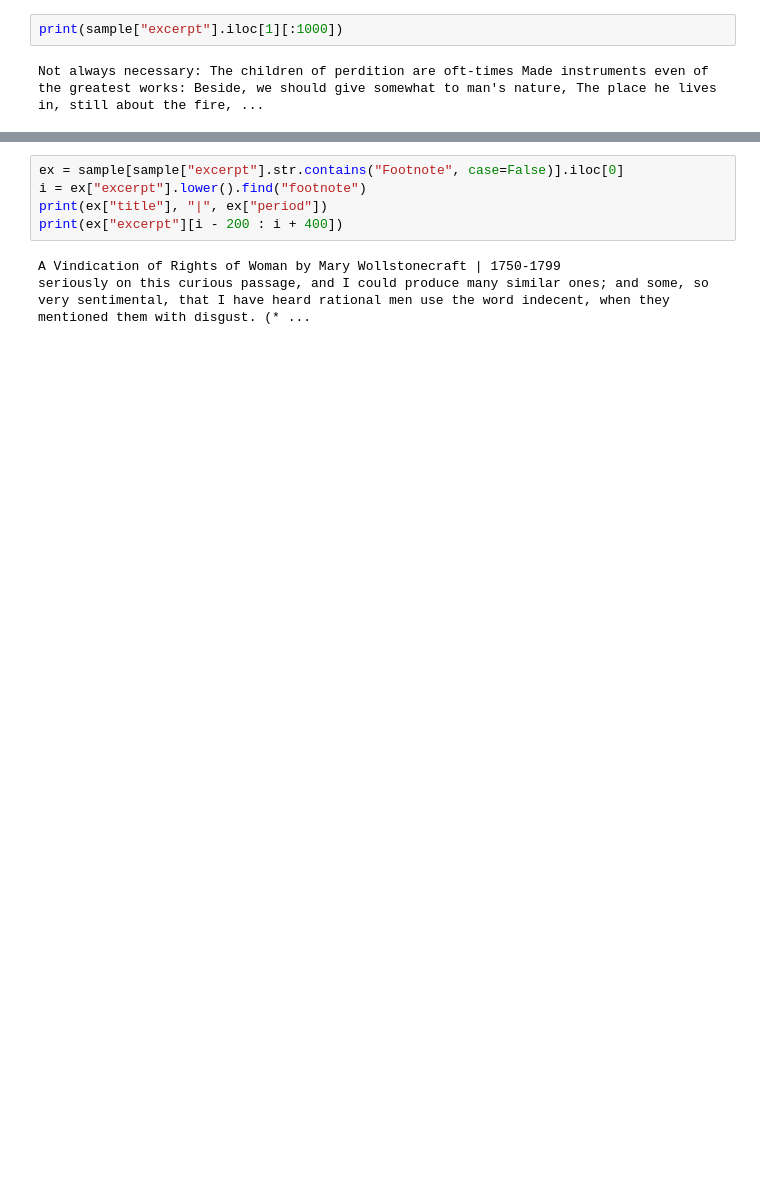
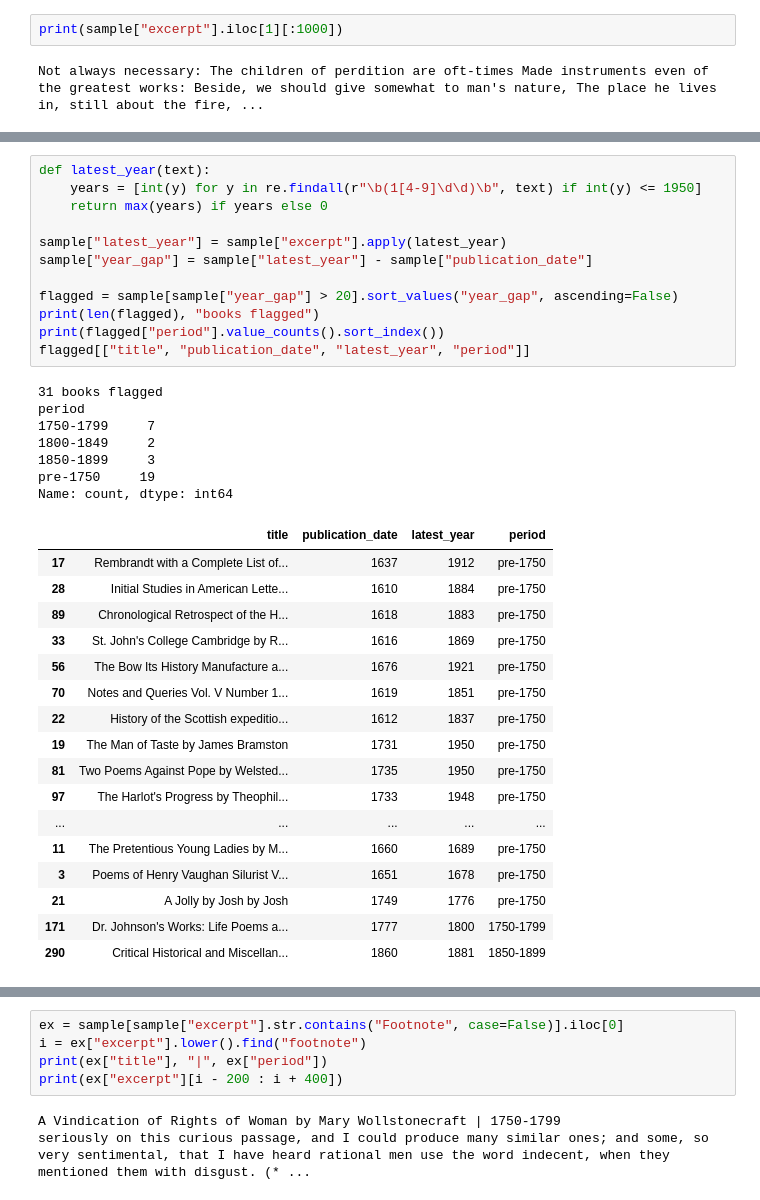
Before and after one commit to JamFog/Machine-Learning-Project, a Jupyter notebook: notebooks/02_baseline.ipynb, the cells around one changed output, grey strips where cells are left out. Cells and saved outputs as stored; diff of their text form; blank space fills up the shorter version.

```diff
--- a/notebooks/02_baseline.ipynb
+++ b/notebooks/02_baseline.ipynb
@@ -154,0 +174,37 @@ Checked an excerpt by eye: The Alchemist excerpt is original 1610 play text, not
+# %%
+def latest_year(text):
+    years = [int(y) for y in re.findall(r"\b(1[4-9]\d\d)\b", text) if int(y) <= 1950]
+    return max(years) if years else 0
+
+sample["latest_year"] = sample["excerpt"].apply(latest_year)
+sample["year_gap"] = sample["latest_year"] - sample["publication_date"]
+
+flagged = sample[sample["year_gap"] > 20].sort_values("year_gap", ascending=False)
+print(len(flagged), "books flagged")
+print(flagged["period"].value_counts().sort_index())
+flagged[["title", "publication_date", "latest_year", "period"]]
+# %% [output]
+31 books flagged
+period
+1750-1799     7
+1800-1849     2
+1850-1899     3
+pre-1750     19
+Name: count, dtype: int64
+|  | title | publication_date | latest_year | period |
+| 17 | Rembrandt with a Complete List of... | 1637 | 1912 | pre-1750 |
+| 28 | Initial Studies in American Lette... | 1610 | 1884 | pre-1750 |
+| 89 | Chronological Retrospect of the H... | 1618 | 1883 | pre-1750 |
+| 33 | St. John's College Cambridge by R... | 1616 | 1869 | pre-1750 |
+| 56 | The Bow Its History Manufacture a... | 1676 | 1921 | pre-1750 |
+| 70 | Notes and Queries Vol. V Number 1... | 1619 | 1851 | pre-1750 |
+| 22 | History of the Scottish expeditio... | 1612 | 1837 | pre-1750 |
+| 19 | The Man of Taste by James Bramston | 1731 | 1950 | pre-1750 |
+| 81 | Two Poems Against Pope by Welsted... | 1735 | 1950 | pre-1750 |
+| 97 | The Harlot's Progress by Theophil... | 1733 | 1948 | pre-1750 |
+| ... | ... | ... | ... | ... |
+| 11 | The Pretentious Young Ladies by M... | 1660 | 1689 | pre-1750 |
+| 3 | Poems of Henry Vaughan Silurist V... | 1651 | 1678 | pre-1750 |
+| 21 | A Jolly by Josh by Josh | 1749 | 1776 | pre-1750 |
+| 171 | Dr. Johnson's Works: Life Poems a... | 1777 | 1800 | 1750-1799 |
+| 290 | Critical Historical and Miscellan... | 1860 | 1881 | 1850-1899 |
```
Also changed, not shown: parts of 35 cells of this notebook, 3 other files.
